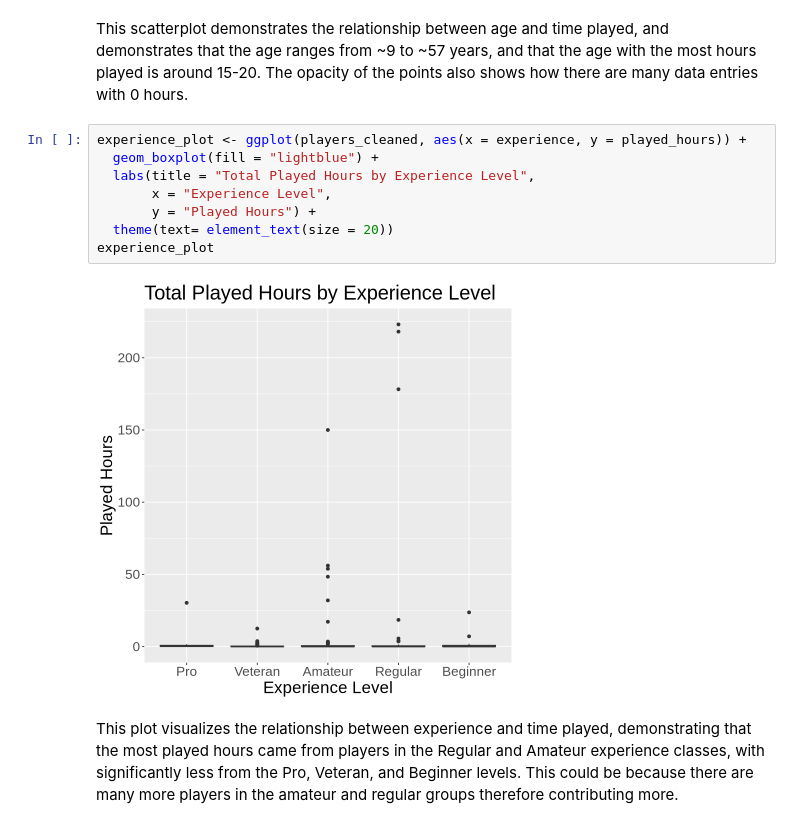
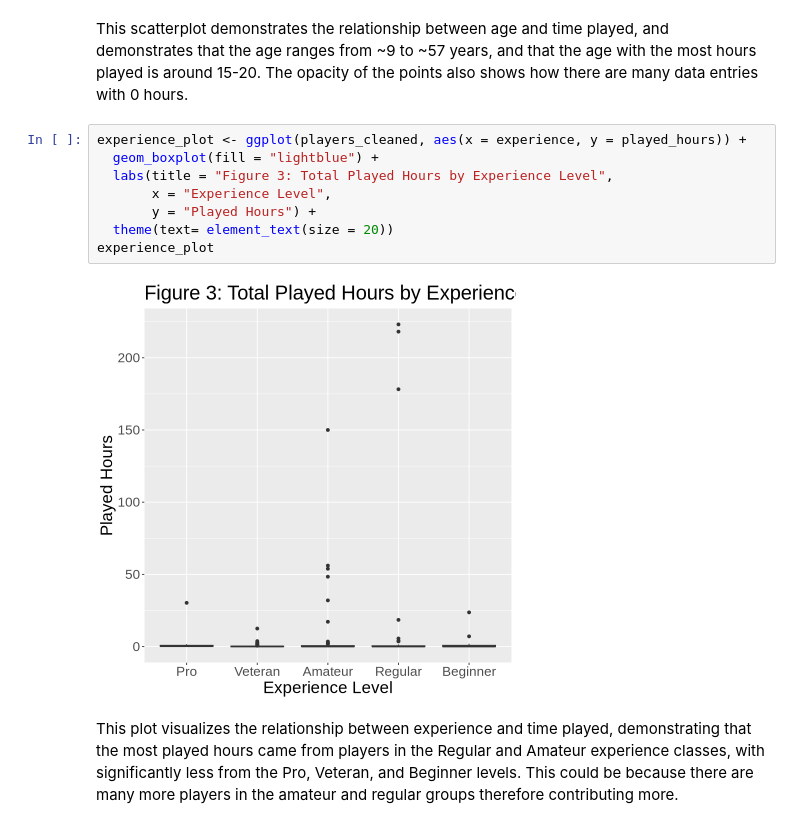
Before and after one commit to nat-ttt/group_project_final, a Jupyter notebook: Group_project.ipynb, the cells around one changed output. Drawn from its saved outputs; the diff is of its cells as text.

```diff
--- a/Group_project.ipynb
+++ b/Group_project.ipynb
@@ -226,13 +223,13 @@ This scatterplot demonstrates the relationship between age and time played, and
 # %%
 experience_plot <- ggplot(players_cleaned, aes(x = experience, y = played_hours)) +
   geom_boxplot(fill = "lightblue") +
-  labs(title = "Total Played Hours by Experience Level",
+  labs(title = "Figure 3: Total Played Hours by Experience Level",
        x = "Experience Level",
        y = "Played Hours") +
   theme(text= element_text(size = 20))
 experience_plot
 # %% [output]
-[figure, old version]
+[figure, new version]
 # %% [markdown]
 This plot visualizes the relationship between experience and time played, demonstrating that the most played hours came from players in the Regular and Amateur experience classes, with significantly less from the Pro, Veteran, and Beginner levels. This could be because there are many more players in the amateur and regular groups therefore contributing more.
 # %%
```
Also changed, not shown: parts of 14 cells of this notebook.
